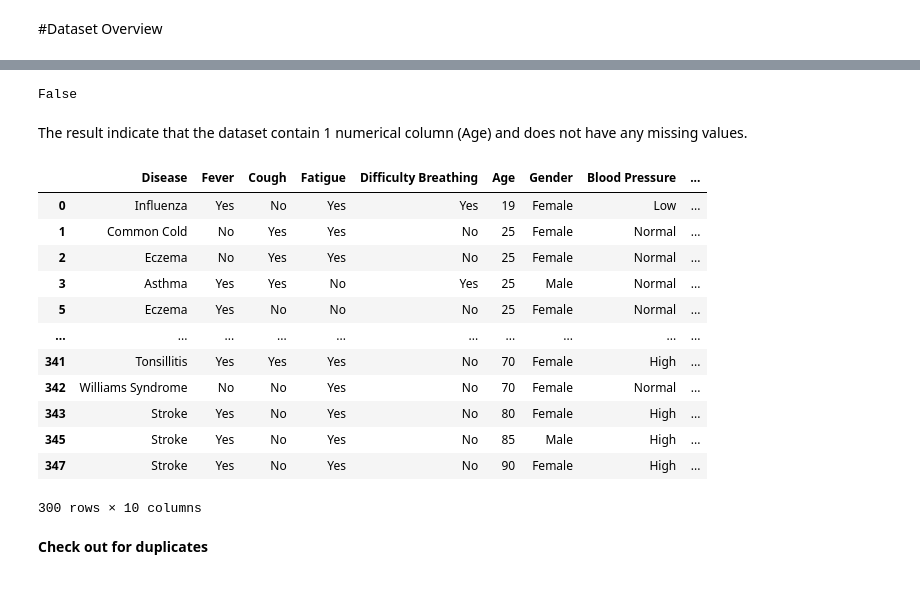
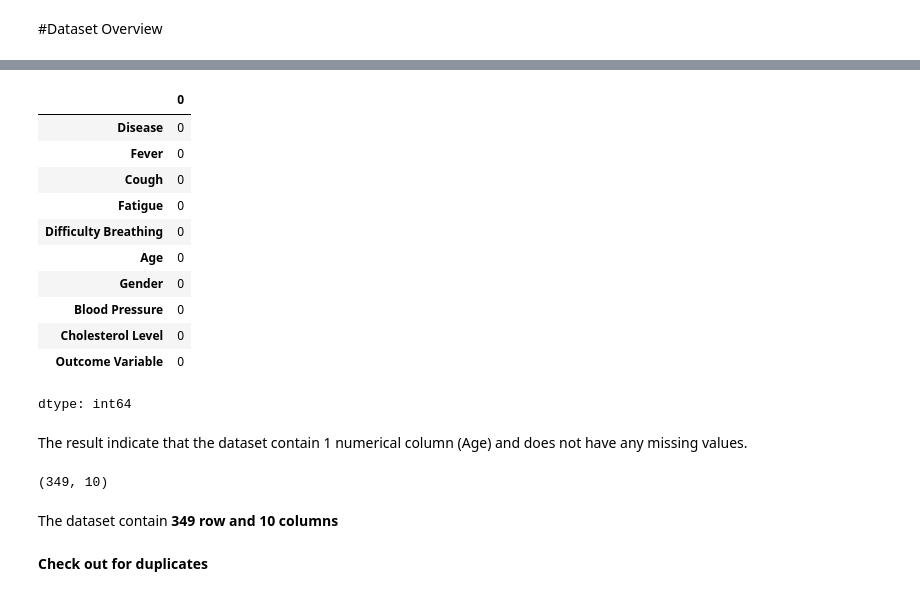
Before and after one commit to Sundaypaul/PROJECTS, a Jupyter notebook: DISEASE_Diagnosis_Prediction_Model_With_RandomForestClassifier.ipynb, the cells around one changed output, grey strips where cells are left out. Drawn from its saved outputs; the diff is of its cells as text; code cells hidden in the pictures.

```diff
--- a/DISEASE_Diagnosis_Prediction_Model_With_RandomForestClassifier.ipynb
+++ b/DISEASE_Diagnosis_Prediction_Model_With_RandomForestClassifier.ipynb
@@ -93,25 +107,27 @@ memory usage: 25.8+ KB
 # %%
-df.isna().sum().any()
+df.isna().sum()
 # %% [output]
+|  | 0 |
+| Disease | 0 |
+| Fever | 0 |
+| Cough | 0 |
+| Fatigue | 0 |
+| Difficulty Breathing | 0 |
+| Age | 0 |
+| Gender | 0 |
+| Blood Pressure | 0 |
+| Cholesterol Level | 0 |
+| Outcome Variable | 0 |
-False
+dtype: int64
 # %% [markdown]
 The result indicate that the dataset contain 1 numerical column (Age) and does not have any missing values.
-# %%
-df
-# %% [output]
-|  | Disease | Fever | Cough | Fatigue | Difficulty Breathing | Age | Gender | Blood Pressure | ... |
-| 0 | Influenza | Yes | No | Yes | Yes | 19 | Female | Low | ... |
-| 1 | Common Cold | No | Yes | Yes | No | 25 | Female | Normal | ... |
-| 2 | Eczema | No | Yes | Yes | No | 25 | Female | Normal | ... |
-| 3 | Asthma | Yes | Yes | No | Yes | 25 | Male | Normal | ... |
-| 5 | Eczema | Yes | No | No | No | 25 | Female | Normal | ... |
-| ... | ... | ... | ... | ... | ... | ... | ... | ... | ... |
-| 341 | Tonsillitis | Yes | Yes | Yes | No | 70 | Female | High | ... |
-| 342 | Williams Syndrome | No | No | Yes | No | 70 | Female | Normal | ... |
-| 343 | Stroke | Yes | No | Yes | No | 80 | Female | High | ... |
-| 345 | Stroke | Yes | No | Yes | No | 85 | Male | High | ... |
-| 347 | Stroke | Yes | No | Yes | No | 90 | Female | High | ... |
-300 rows × 10 columns
+# %%
+#Know the dimension (rows by columns) we have in this dataset
+df.shape
+# %% [output]
+(349, 10)
+# %% [markdown]
+The dataset contain **349 row and 10 columns**
 # %% [markdown]
 **Check out for duplicates**
 # %%
```
Also changed, not shown: parts of 56 cells of this notebook.
